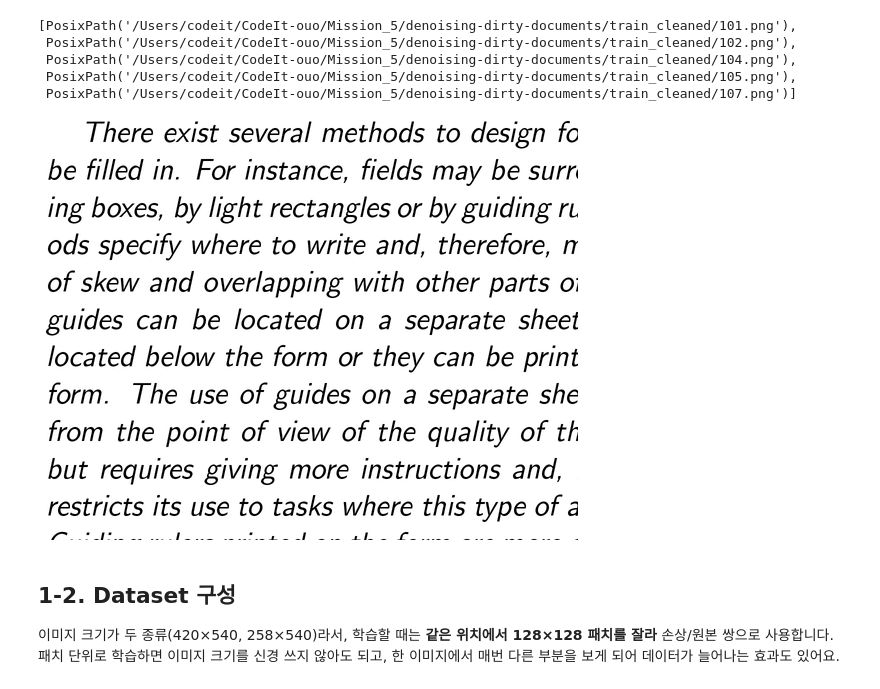
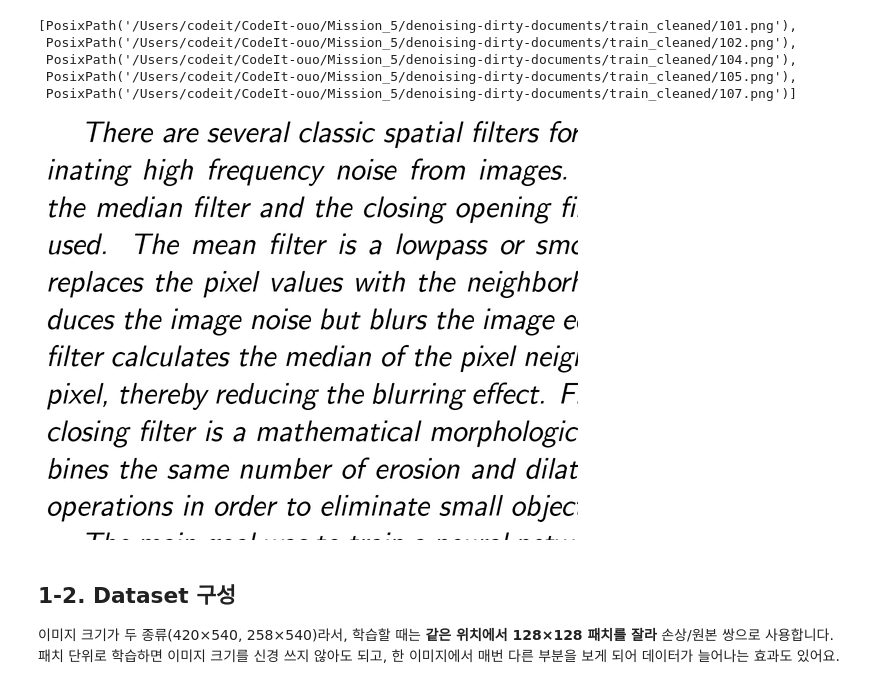
Before and after one commit to yy-0401/CodeIt_Mission_AE, a Jupyter notebook: 미션5_1팀_김이연.ipynb, the cells around one changed output. Saved outputs shown, nothing was run; the diff lists cells and outputs as text; code cells hidden in the pictures.

```diff
--- a/미션5_1팀_김이연.ipynb
+++ b/미션5_1팀_김이연.ipynb
@@ -137,9 +141,9 @@ clean_images_1[:5]
  PosixPath('/Users/codeit/CodeIt-ouo/Mission_5/denoising-dirty-documents/train_cleaned/107.png')]
 # %%
 # 한번 찍어보자! - 클린데이터
-display(Image.open(CLEAN_DIR / "101.png"))
+display(Image.open(CLEAN_DIR / "102.png"))
 # %% [output]
-[figure, old version]
+[figure, new version]
 # %% [markdown]
 ## 1-2. Dataset 구성
 이미지 크기가 두 종류(420×540, 258×540)라서, 학습할 때는 **같은 위치에서 128×128 패치를 잘라** 손상/원본 쌍으로 사용합니다.
```
Also changed, not shown: parts of 23 cells of this notebook.
